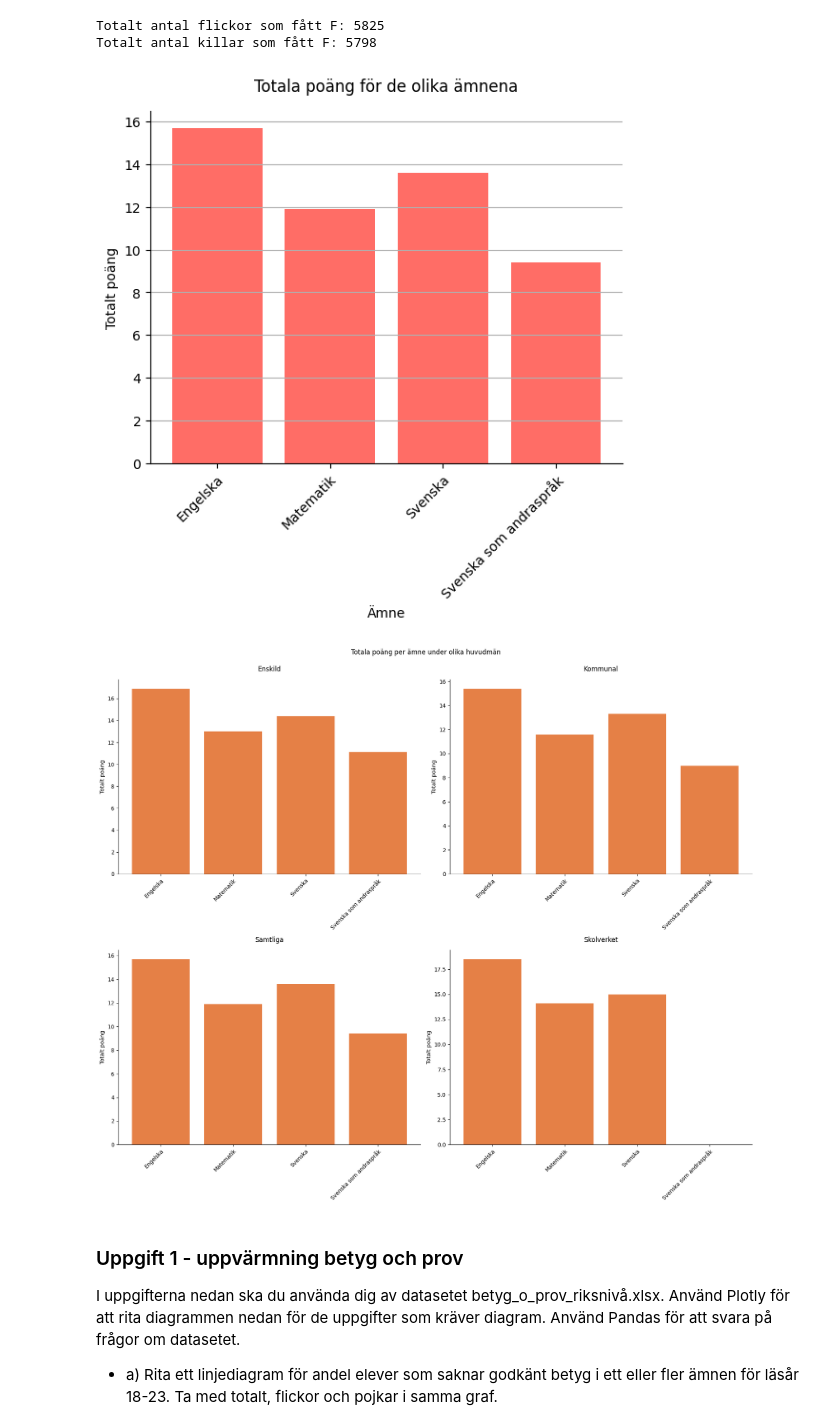
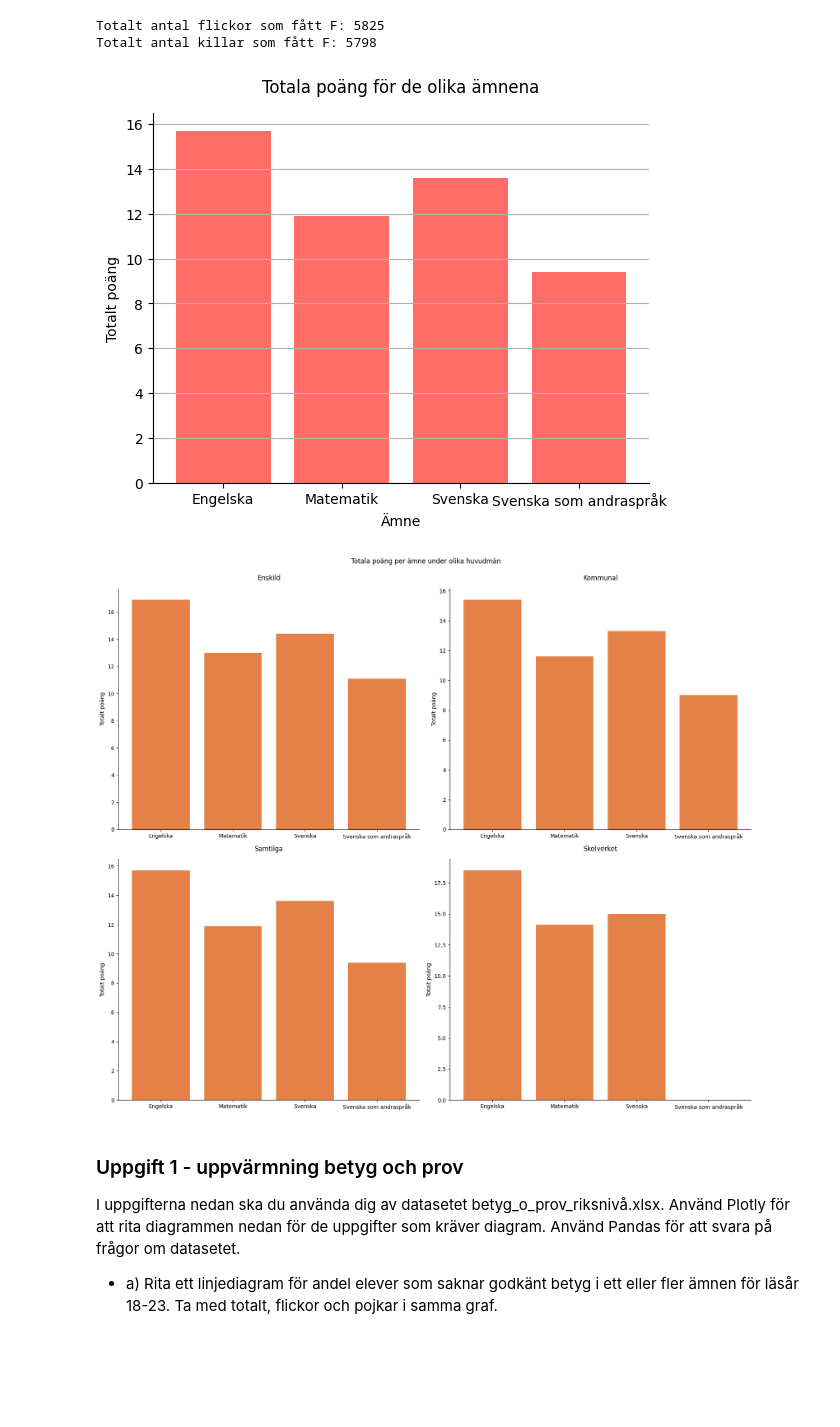
Before and after one commit to SandraAnder/Python-Sandra-Andersson-OPA23, a Jupyter notebook: Labb2/Laboration2_.ipynb, the cells around one changed output. Cells and saved outputs as stored; diff of their text form; code cells hidden in the pictures; blank space fills up the shorter version.

```diff
--- a/Labb2/Laboration2_.ipynb
+++ b/Labb2/Laboration2_.ipynb
@@ -101,37 +101,37 @@ for sheet_name, df in df_riks_2023.items():
     if sheet_name in sheets_to_change:
         df_riks_2023[sheet_name] = change_columns(df)
 
 # Creates a DataFrame with the total points for each subject
 df_total_points = pd.DataFrame([
     {'Ämne': sheet_name, 'Totalt poäng': pd.to_numeric(df.loc[0]['Totalt (poäng)'], errors='coerce')}
     for sheet_name, df in df_riks_2023.items() if sheet_name in sheets_to_change and 'Totalt (poäng)' in df.columns])
 
 # Skips/cleans possible NaN-values
 df_total_points.dropna(inplace=True)
 
 # draws the graf
 fig, ax = plt.subplots()
 
 ax.bar(df_total_points['Ämne'], df_total_points['Totalt poäng'], color="#FF6D66")
 ax.set_title('Totala poäng för de olika ämnena', pad=15)
 ax.set_xlabel('Ämne')
 ax.set_ylabel('Totalt poäng')
 
 # Creates a grid in the graf that makes it easier
 ax.grid(axis="y")
 
 # Removes the top and right axel-line
 ax.spines['top'].set_visible(False)
 ax.spines['right'].set_visible(False)
 
 # Changes the labels on the x axel so they fit
-plt.xticks(rotation=45, ha="right", rotation_mode="anchor", fontsize=10)
+plt.xticks(ha="center", rotation_mode="anchor", fontsize=10)
 
 plt.show()
 # %% [output]
-[figure, old version]
+[figure, new version]
 # %%
-# D)
+# D) TA BORT SAS FRÅN SKOLVERKET!
 
 import matplotlib.pyplot as plt
 
@@ -155,6 +155,7 @@ fig, axs = plt.subplots(nrows=2, ncols=2, figsize=(17, 14))
 
 # Loops through each "huvudman" and draws a bargraf in respective subplot-graf
 for i, (huvudman, group) in enumerate(df_total_points.groupby('Huvudman')):
+    # Iindexing the matris axs to get the specifik axel (subplot) on position (row, column) in the grid.
     ax = axs[i // 2, i % 2]
     ax.bar(group['Ämne'], group['Totalt poäng'], color="#E58046")
     ax.set_title(f"{huvudman}", pad=15)
@@ -163,14 +164,14 @@ for i, (huvudman, group) in enumerate(df_total_points.groupby('Huvudman')):
     ax.spines['right'].set_visible(False)
 
     # Adjust x-label
-    ax.set_xticklabels(group['Ämne'], rotation=45, ha="right", rotation_mode="anchor", fontsize=10)
+    ax.set_xticklabels(group['Ämne'], ha="center", rotation_mode="anchor", fontsize=10)
 
 # Adjust the layout to avoid overlapp in the graf
 plt.tight_layout()
 plt.suptitle("Totala poäng per ämne under olika huvudmän", y=1.02)
 plt.show()
 # %% [output]
-[figure, old version]
+[figure, new version]
 # %% [markdown]
 ### Uppgift 1 - uppvärmning betyg och prov
 I uppgifterna nedan ska du använda dig av datasetet betyg_o_prov_riksnivå.xlsx. Använd Plotly för att rita diagrammen
```
Also changed, not shown: parts of 9 cells of this notebook.
